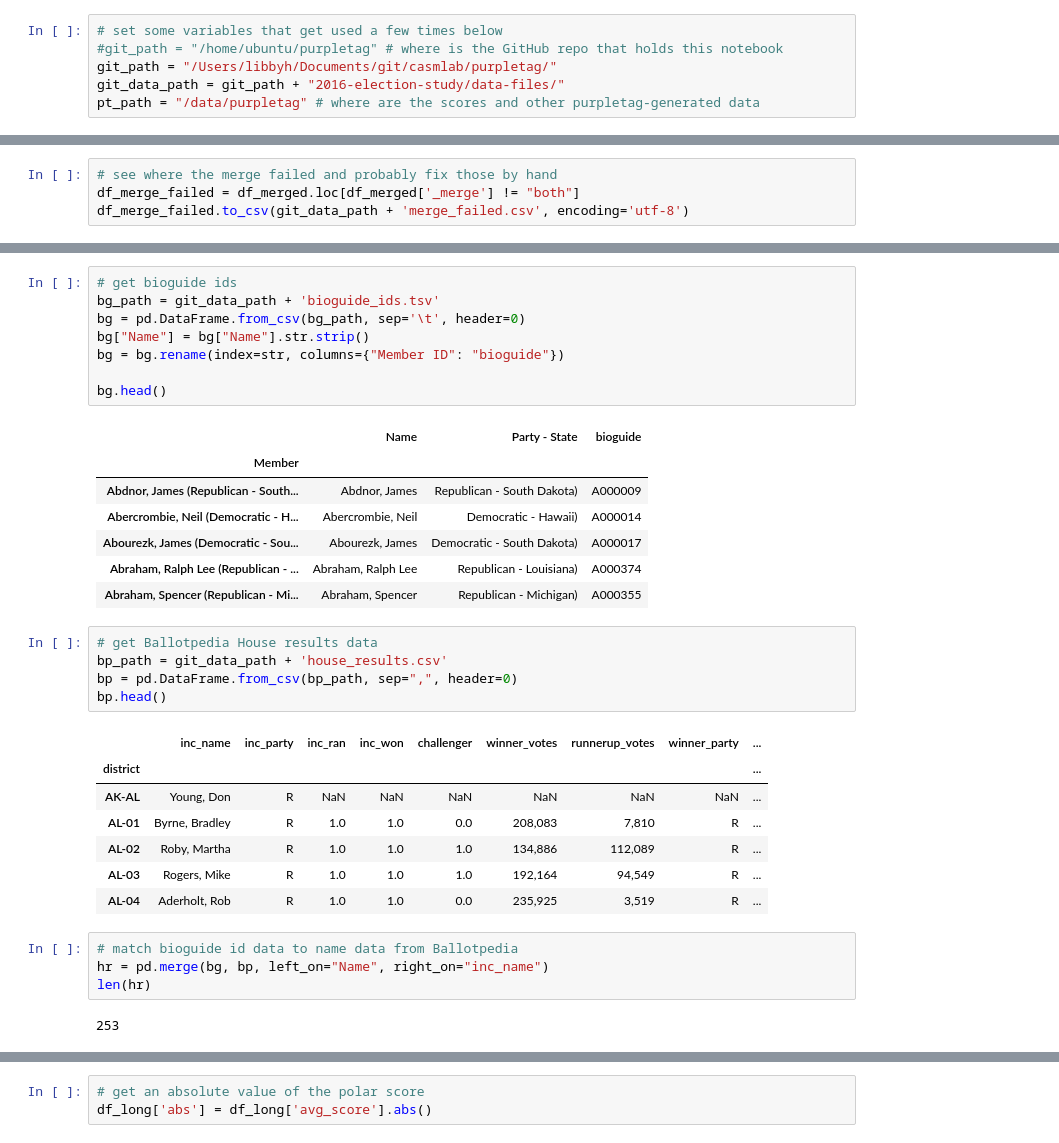
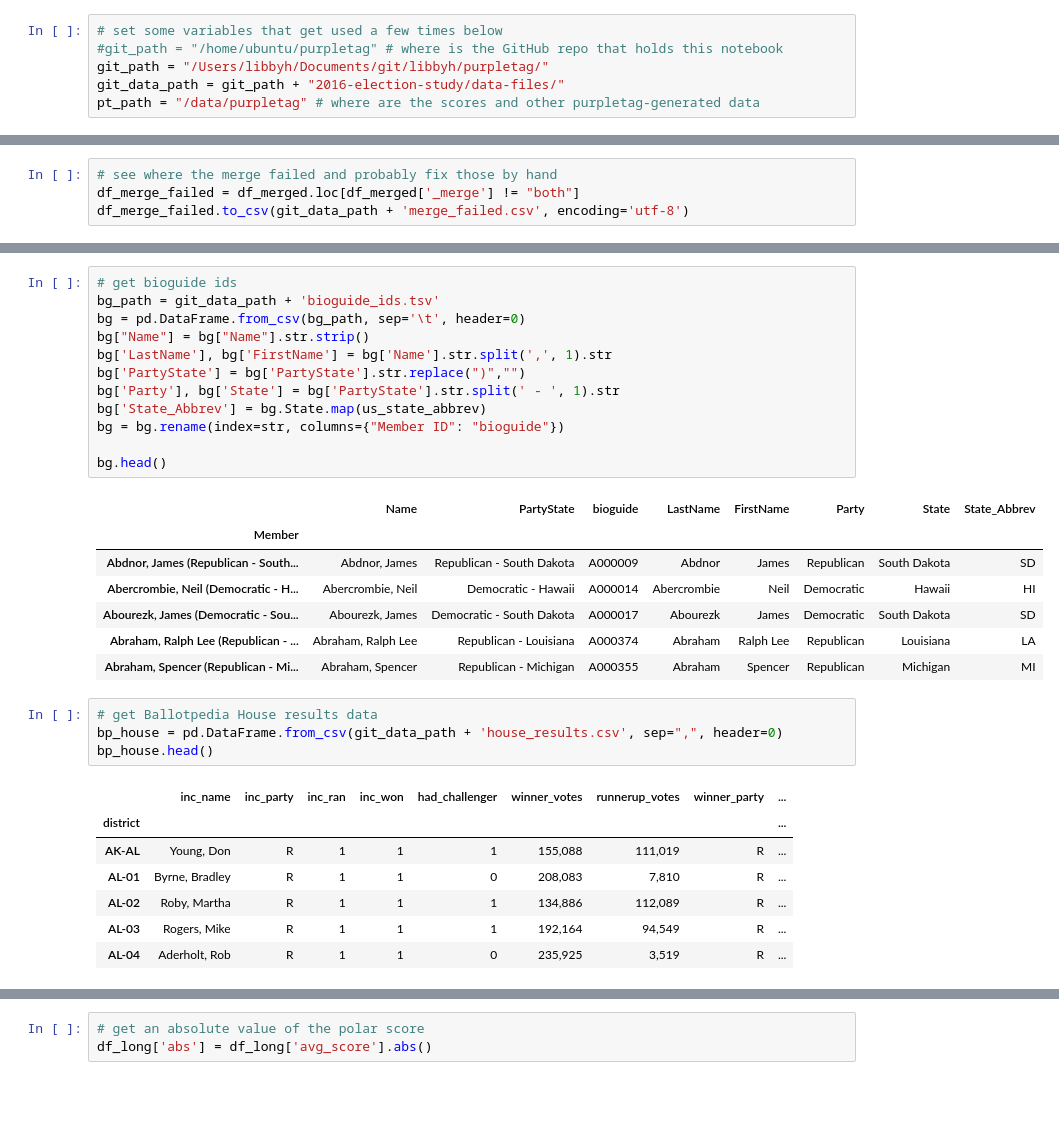
Before and after one commit to libbyh/purpletag, a Jupyter notebook: 2016-election-study/2016_election.ipynb, the cells around one changed output, grey strips where cells are left out. Saved outputs shown, nothing was run; the diff lists cells and outputs as text; blank space fills up the shorter version.

Commit message:
merging house and senate results

```diff
--- a/2016-election-study/2016_election.ipynb
+++ b/2016-election-study/2016_election.ipynb
@@ -77,7 +77,7 @@ def build_df(fileList, outfile, score_type):
 # %%
 # set some variables that get used a few times below
 #git_path = "/home/ubuntu/purpletag" # where is the GitHub repo that holds this notebook
-git_path = "/Users/libbyh/Documents/git/casmlab/purpletag/"
+git_path = "/Users/libbyh/Documents/git/libbyh/purpletag/"
 git_data_path = git_path + "2016-election-study/data-files/"
 pt_path = "/data/purpletag" # where are the scores and other purpletag-generated data
 # %%
@@ -205,35 +258,32 @@ Not sure why we have only 444 matches, but it's better than 12.
 # %%
 # get bioguide ids
 bg_path = git_data_path + 'bioguide_ids.tsv'
 bg = pd.DataFrame.from_csv(bg_path, sep='\t', header=0)
 bg["Name"] = bg["Name"].str.strip()
+bg['LastName'], bg['FirstName'] = bg['Name'].str.split(',', 1).str
+bg['PartyState'] = bg['PartyState'].str.replace(")","")
+bg['Party'], bg['State'] = bg['PartyState'].str.split(' - ', 1).str
+bg['State_Abbrev'] = bg.State.map(us_state_abbrev)
 bg = bg.rename(index=str, columns={"Member ID": "bioguide"})
 
 bg.head()
 # %% [output]
-|  | Name | Party - State | bioguide |
-| Member |  |  |  |
-| Abdnor, James (Republican - South... | Abdnor, James | Republican - South Dakota) | A000009 |
-| Abercrombie, Neil (Democratic - H... | Abercrombie, Neil | Democratic - Hawaii) | A000014 |
-| Abourezk, James (Democratic - Sou... | Abourezk, James | Democratic - South Dakota) | A000017 |
-| Abraham, Ralph Lee (Republican - ... | Abraham, Ralph Lee | Republican - Louisiana) | A000374 |
-| Abraham, Spencer (Republican - Mi... | Abraham, Spencer | Republican - Michigan) | A000355 |
+|  | Name | PartyState | bioguide | LastName | FirstName | Party | State | State_Abbrev |
+| Member |  |  |  |  |  |  |  |  |
+| Abdnor, James (Republican - South... | Abdnor, James | Republican - South Dakota | A000009 | Abdnor | James | Republican | South Dakota | SD |
+| Abercrombie, Neil (Democratic - H... | Abercrombie, Neil | Democratic - Hawaii | A000014 | Abercrombie | Neil | Democratic | Hawaii | HI |
+| Abourezk, James (Democratic - Sou... | Abourezk, James | Democratic - South Dakota | A000017 | Abourezk | James | Democratic | South Dakota | SD |
+| Abraham, Ralph Lee (Republican - ... | Abraham, Ralph Lee | Republican - Louisiana | A000374 | Abraham | Ralph Lee | Republican | Louisiana | LA |
+| Abraham, Spencer (Republican - Mi... | Abraham, Spencer | Republican - Michigan | A000355 | Abraham | Spencer | Republican | Michigan | MI |
 # %%
 # get Ballotpedia House results data
-bp_path = git_data_path + 'house_results.csv'
-bp = pd.DataFrame.from_csv(bp_path, sep=",", header=0)
-bp.head()
+bp_house = pd.DataFrame.from_csv(git_data_path + 'house_results.csv', sep=",", header=0)
+bp_house.head()
 # %% [output]
-|  | inc_name | inc_party | inc_ran | inc_won | challenger | winner_votes | runnerup_votes | winner_party | ... |
+|  | inc_name | inc_party | inc_ran | inc_won | had_challenger | winner_votes | runnerup_votes | winner_party | ... |
 | district |  |  |  |  |  |  |  |  | ... |
-| AK-AL | Young, Don | R | NaN | NaN | NaN | NaN | NaN | NaN | ... |
-| AL-01 | Byrne, Bradley | R | 1.0 | 1.0 | 0.0 | 208,083 | 7,810 | R | ... |
-| AL-02 | Roby, Martha | R | 1.0 | 1.0 | 1.0 | 134,886 | 112,089 | R | ... |
-| AL-03 | Rogers, Mike | R | 1.0 | 1.0 | 1.0 | 192,164 | 94,549 | R | ... |
-| AL-04 | Aderholt, Rob | R | 1.0 | 1.0 | 0.0 | 235,925 | 3,519 | R | ... |
+| AK-AL | Young, Don | R | 1 | 1 | 1 | 155,088 | 111,019 | R | ... |
+| AL-01 | Byrne, Bradley | R | 1 | 1 | 0 | 208,083 | 7,810 | R | ... |
+| AL-02 | Roby, Martha | R | 1 | 1 | 1 | 134,886 | 112,089 | R | ... |
+| AL-03 | Rogers, Mike | R | 1 | 1 | 1 | 192,164 | 94,549 | R | ... |
+| AL-04 | Aderholt, Rob | R | 1 | 1 | 0 | 235,925 | 3,519 | R | ... |
-# %%
-# match bioguide id data to name data from Ballotpedia
-hr = pd.merge(bg, bp, left_on="Name", right_on="inc_name")
-len(hr)
-# %% [output]
-253
```
Also changed, not shown: parts of 18 cells of this notebook, 4 other files.
